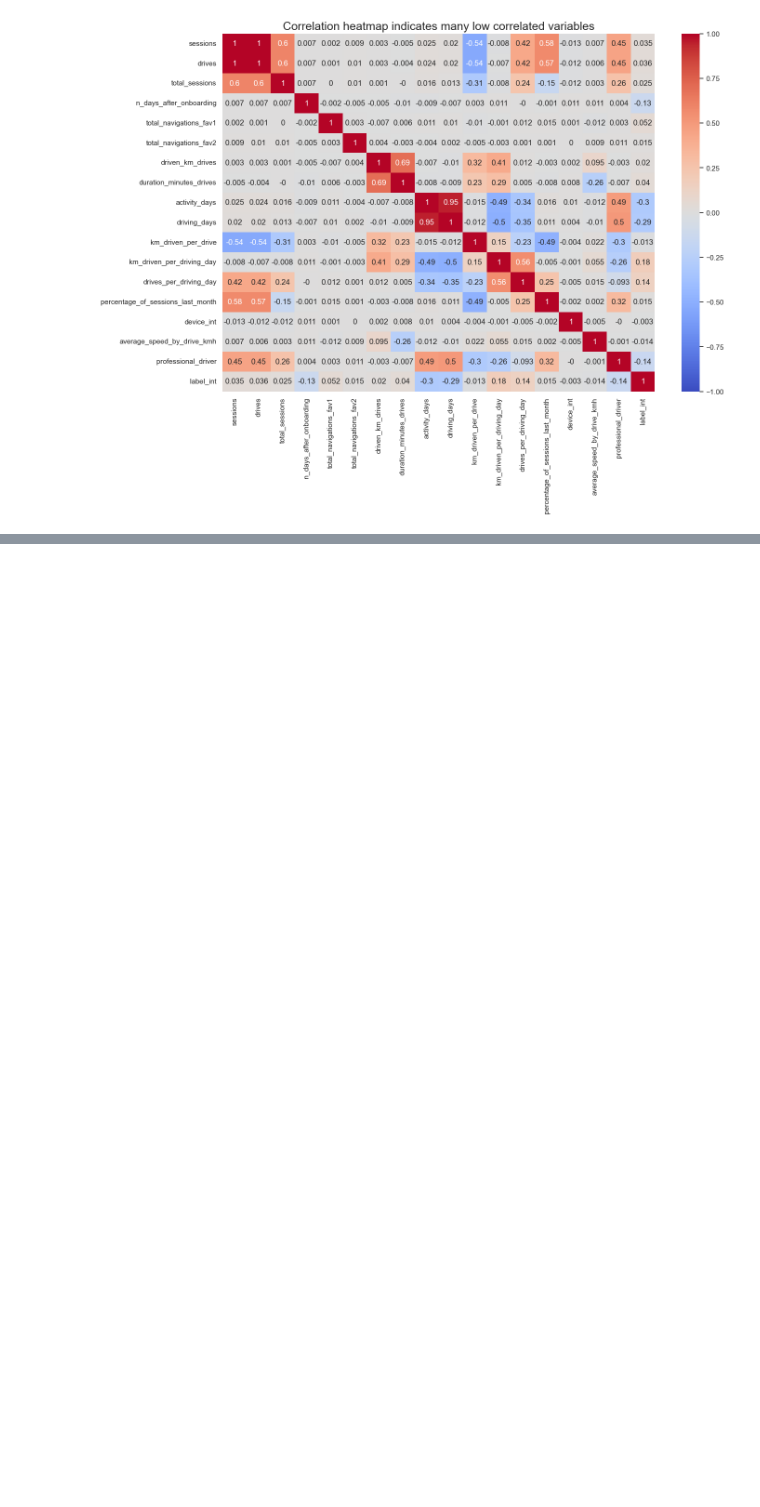
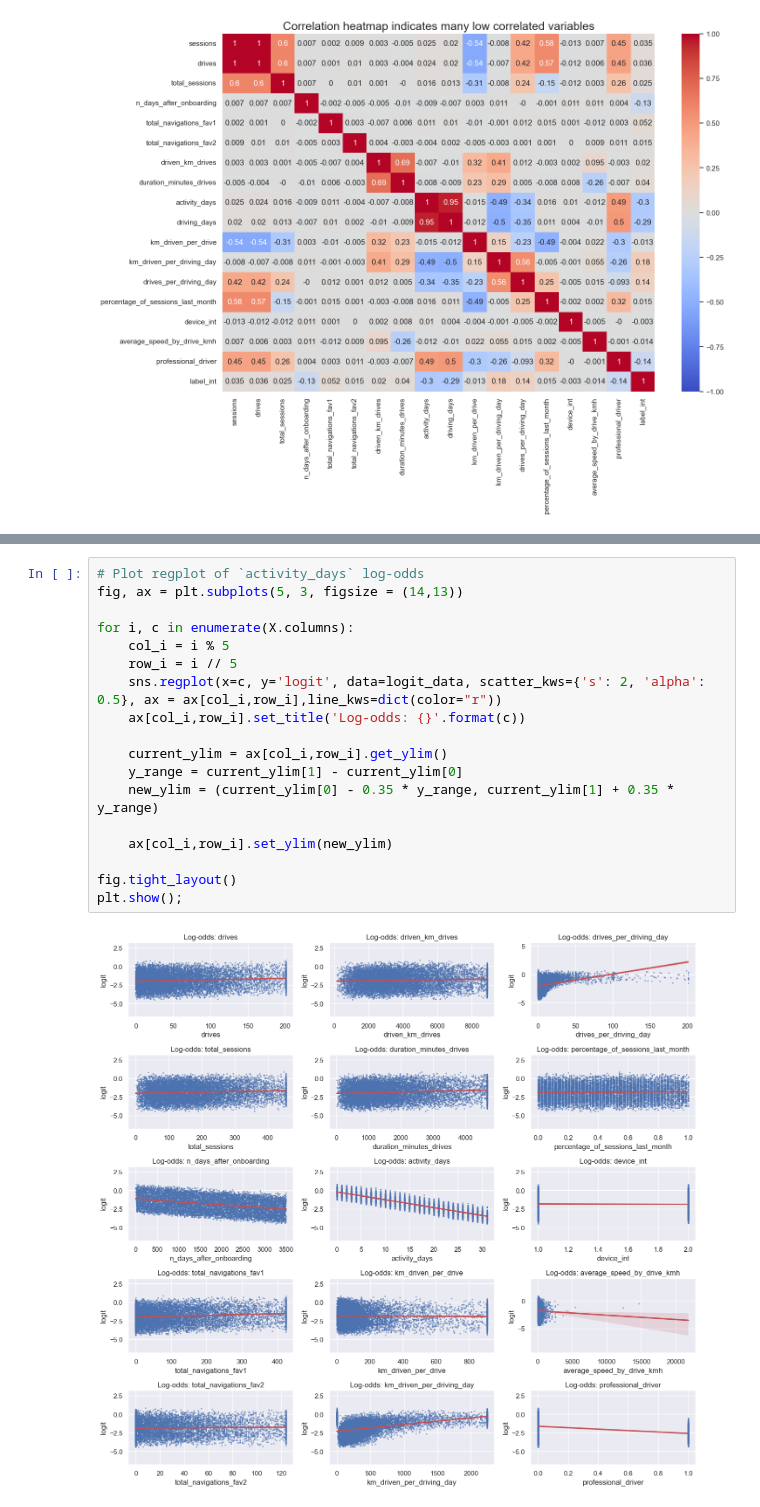
Before and after one commit to Damian-oo/Customer-Churn-Prediction-Waze-app, a Jupyter notebook: Waze Churn Project_full.ipynb, the cells around one changed output, grey strips where cells are left out. Cells and saved outputs as stored; diff of their text form; blank space fills up the shorter version.

```diff
--- a/Waze Churn Project_full.ipynb
+++ b/Waze Churn Project_full.ipynb
@@ -1126,0 +1265,20 @@ plt.show()
+# %%
+# Plot regplot of `activity_days` log-odds
+fig, ax = plt.subplots(5, 3, figsize = (14,13))
+
+for i, c in enumerate(X.columns):
+    col_i = i % 5
+    row_i = i // 5
+    sns.regplot(x=c, y='logit', data=logit_data, scatter_kws={'s': 2, 'alpha': 0.5}, ax = ax[col_i,row_i],line_kws=dict(color="r"))
+    ax[col_i,row_i].set_title('Log-odds: {}'.format(c))
+
+    current_ylim = ax[col_i,row_i].get_ylim()
+    y_range = current_ylim[1] - current_ylim[0]
+    new_ylim = (current_ylim[0] - 0.35 * y_range, current_ylim[1] + 0.35 * y_range)
+
+    ax[col_i,row_i].set_ylim(new_ylim)
+
+fig.tight_layout()
+plt.show();
+# %% [output]
+[figure, added]
```
Also changed, not shown: parts of 31 cells of this notebook.
